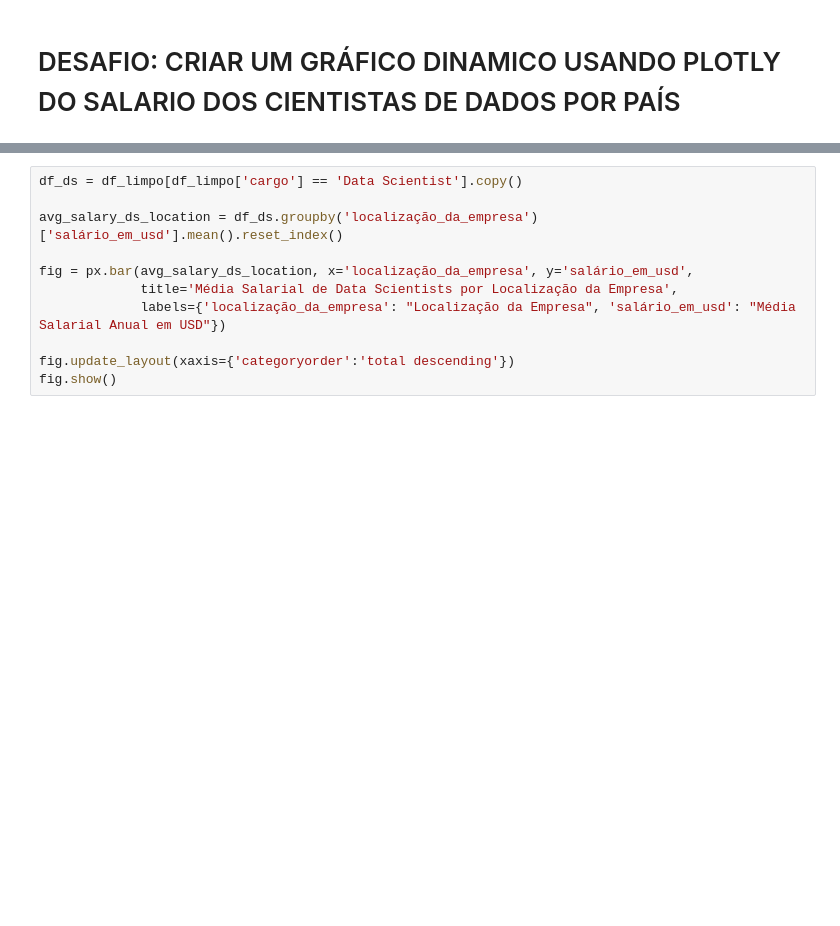
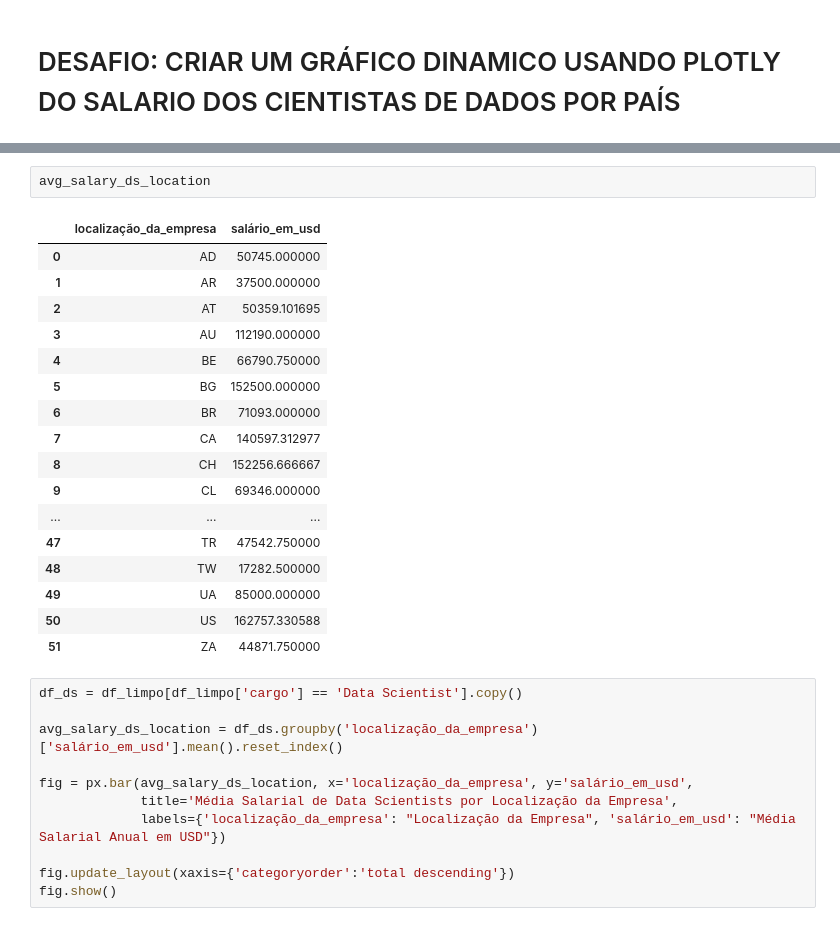
Before and after one commit to alvaroOpereira/imer_phyton, a Jupyter notebook: imersão_python.ipynb, the cells around one changed output, grey strips where cells are left out. Drawn from its saved outputs; the diff is of its cells as text; blank space fills up the shorter version.

```diff
--- a/imersão_python.ipynb
+++ b/imersão_python.ipynb
@@ -609,6 +609,26 @@ fig.update_layout(xaxis={'categoryorder':'total descending'})
 fig.show()
 # %% [output]
 [interactive output not drawn]
+# %%
+avg_salary_ds_location
+# %% [output]
+|  | localização_da_empresa | salário_em_usd |
+| 0 | AD | 50745.000000 |
+| 1 | AR | 37500.000000 |
+| 2 | AT | 50359.101695 |
+| 3 | AU | 112190.000000 |
+| 4 | BE | 66790.750000 |
+| 5 | BG | 152500.000000 |
+| 6 | BR | 71093.000000 |
+| 7 | CA | 140597.312977 |
+| 8 | CH | 152256.666667 |
+| 9 | CL | 69346.000000 |
+| ... | ... | ... |
+| 47 | TR | 47542.750000 |
+| 48 | TW | 17282.500000 |
+| 49 | UA | 85000.000000 |
+| 50 | US | 162757.330588 |
+| 51 | ZA | 44871.750000 |
 # %%
 df_ds = df_limpo[df_limpo['cargo'] == 'Data Scientist'].copy()
 
```
Also changed, not shown: parts of 1 cell of this notebook.
